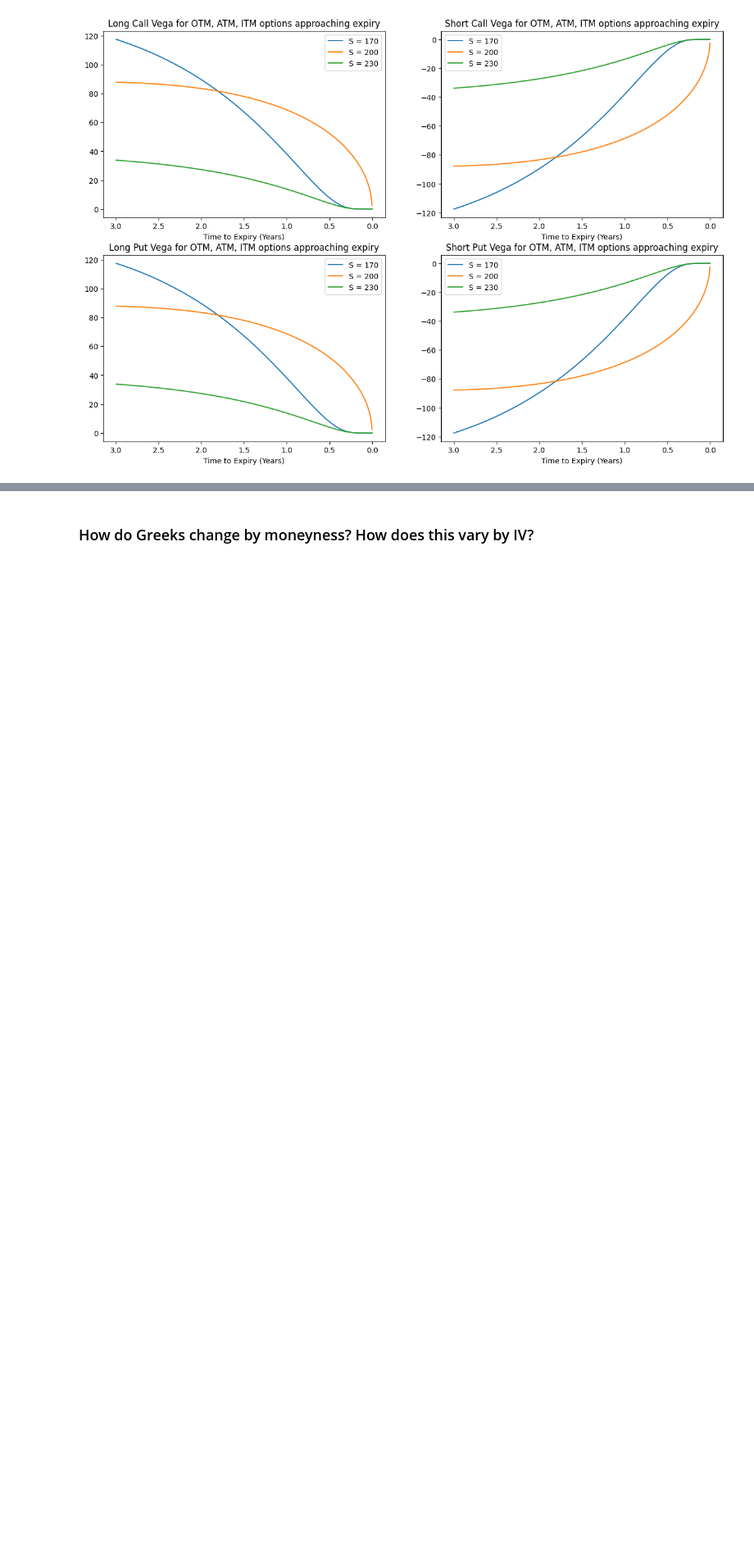
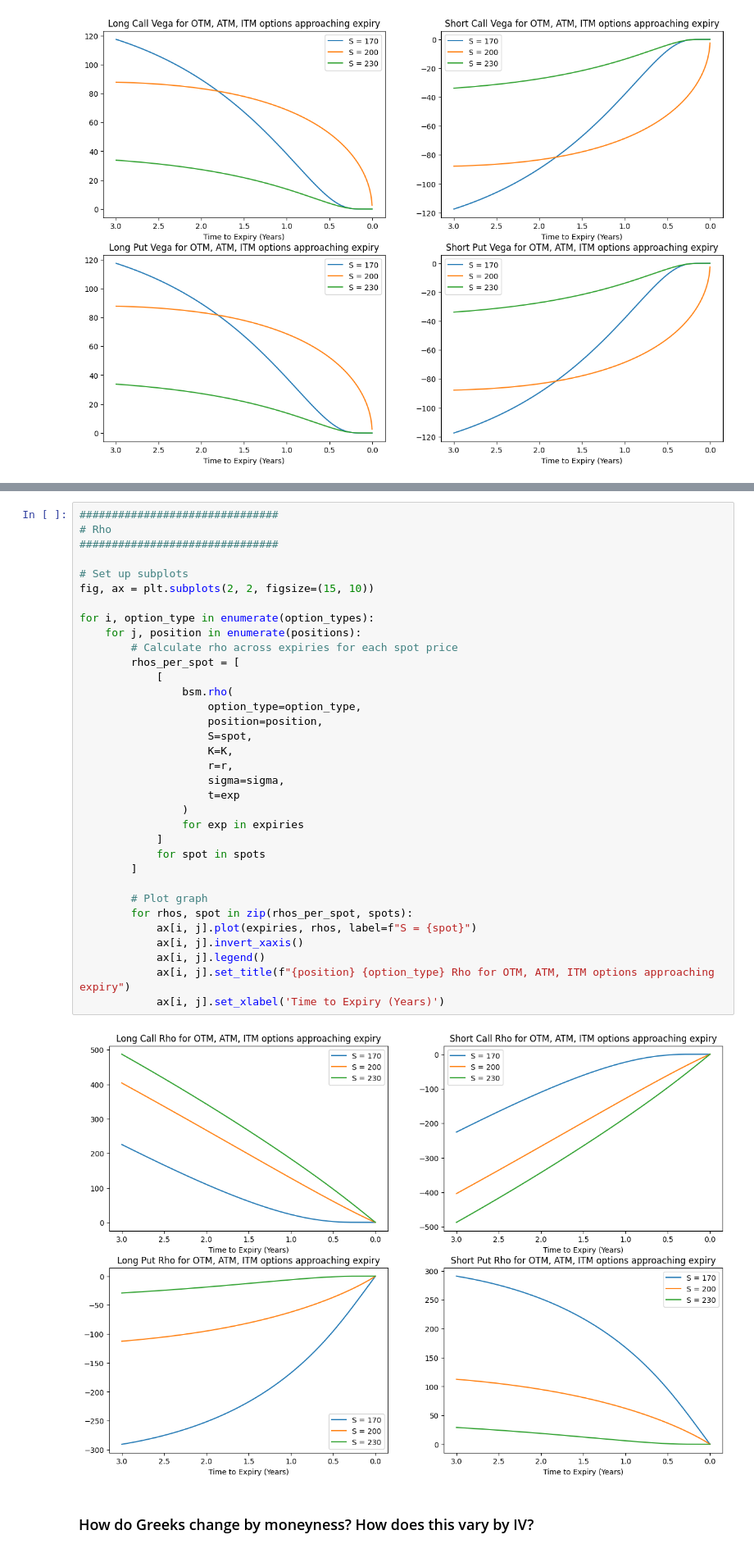
Before and after one commit to ed-churchill/implied-order-book, a Jupyter notebook: black-scholes-modelling.ipynb, the cells around one changed output, grey strips where cells are left out. Shown at 82% size. Drawn from its saved outputs; the diff is of its cells as text; blank space fills up the shorter version.

```diff
--- a/black-scholes-modelling.ipynb
+++ b/black-scholes-modelling.ipynb
@@ -715,3 +797,39 @@ for i, option_type in enumerate(option_types):
+# %%
+###############################
+# Rho
+###############################
+
+# Set up subplots
+fig, ax = plt.subplots(2, 2, figsize=(15, 10))
+
+for i, option_type in enumerate(option_types):
+    for j, position in enumerate(positions):
+        # Calculate rho across expiries for each spot price
+        rhos_per_spot = [
+            [
+                bsm.rho(
+                    option_type=option_type,
+                    position=position,
+                    S=spot,
+                    K=K,
+                    r=r,
+                    sigma=sigma,
+                    t=exp
+                )
+                for exp in expiries
+            ]
+            for spot in spots
+        ]
+
+        # Plot graph
+        for rhos, spot in zip(rhos_per_spot, spots):
+            ax[i, j].plot(expiries, rhos, label=f"S = {spot}")
+            ax[i, j].invert_xaxis()
+            ax[i, j].legend()
+            ax[i, j].set_title(f"{position} {option_type} Rho for OTM, ATM, ITM options approaching expiry")
+            ax[i, j].set_xlabel('Time to Expiry (Years)')
+# %% [output]
+[figure, added]
 # %% [markdown]
 ### How do Greeks change by moneyness? How does this vary by IV?
 # %%
```
Also changed, not shown: parts of 5 cells of this notebook.
